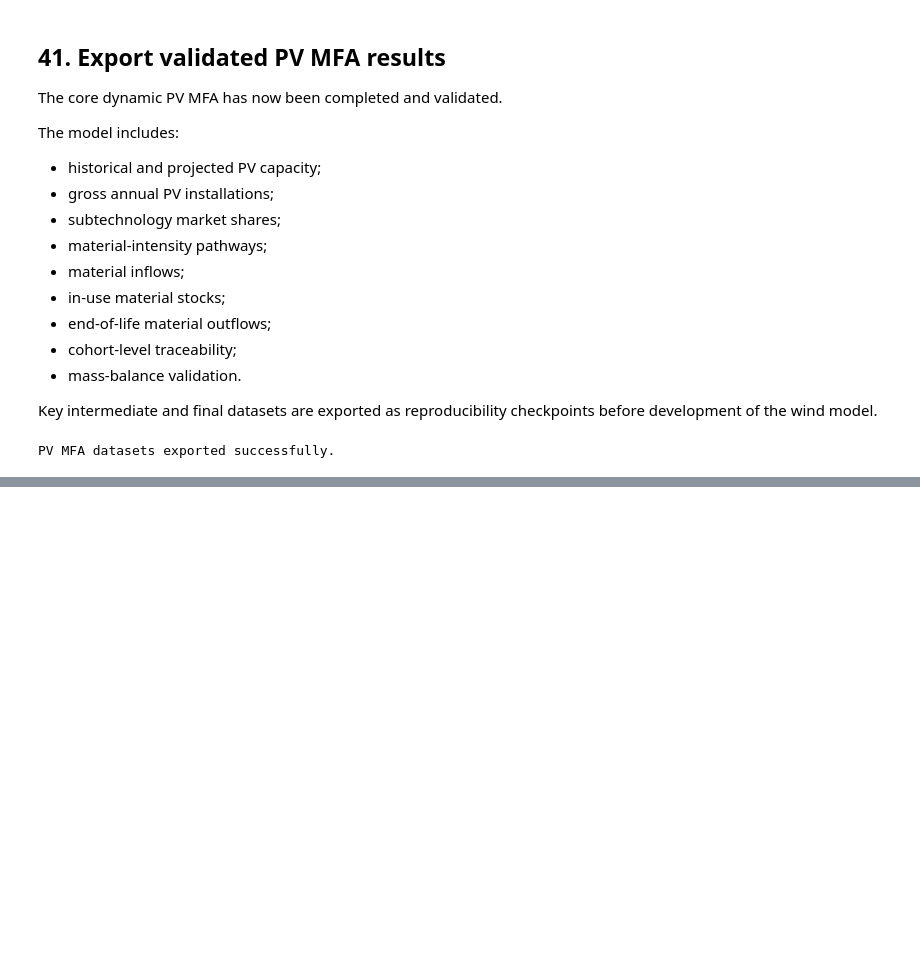
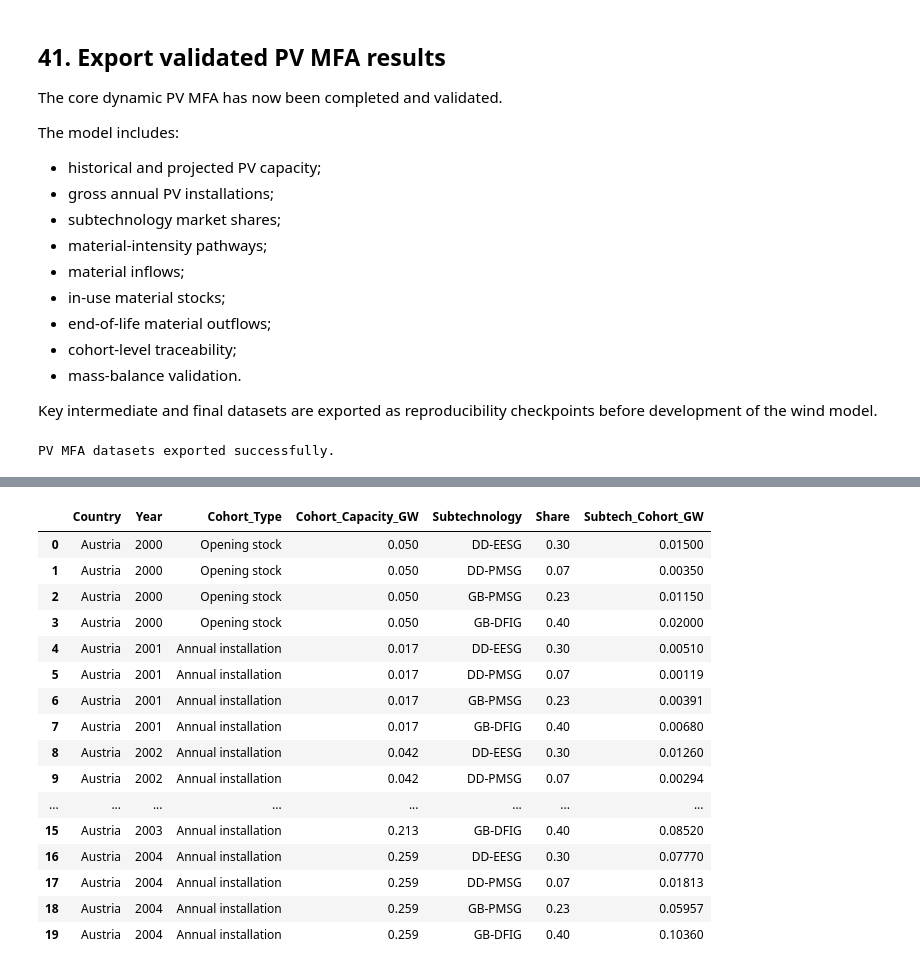
Before and after one commit to Trickwillfrit/MFA, a Jupyter notebook: notebooks/ENV501_Austria_Croatia_MFA.ipynb, the cells around one changed output, grey strips where cells are left out. Cells and saved outputs as stored; diff of their text form; code cells hidden in the pictures; blank space fills up the shorter version.

```diff
--- a/notebooks/ENV501_Austria_Croatia_MFA.ipynb
+++ b/notebooks/ENV501_Austria_Croatia_MFA.ipynb
@@ -4148,0 +4195,19 @@ PV MFA datasets exported successfully.
+# %%
+wind_share_anchors = pd.DataFrame([
+    [2018, "DD-EESG", 0.30],
+    [2018, "DD-PMSG", 0.07],
+    [2018, "GB-PMSG", 0.23],
+    [2018, "GB-DFIG", 0.40],
+
+    [2050, "DD-EESG", 0.25],
+    [2050, "DD-PMSG", 0.25],
+    [2050, "GB-PMSG", 0.40],
+    [2050, "GB-DFIG", 0.10]
+],
+columns=[
+    "Year",
+    "Subtechnology",
+    "Share"
+])
+
+display(wind_share_anchors)
@@ -4148,0 +4786,71 @@ PV MFA datasets exported successfully.
+# %%
+wind_capacity_cohorts = wind_dynamic_capacity[
+    [
+        "Country",
+        "Year",
+        "Opening_Stock_GW",
+        "Gross_Addition_GW"
+    ]
+].copy()
+
+# Identify opening stock versus annual installation cohorts
+wind_capacity_cohorts["Cohort_Type"] = np.where(
+    wind_capacity_cohorts["Opening_Stock_GW"] > 0,
+    "Opening stock",
+    "Annual installation"
+)
+
+# Define capacity entering each cohort
+wind_capacity_cohorts["Cohort_Capacity_GW"] = np.where(
+    wind_capacity_cohorts["Opening_Stock_GW"] > 0,
+    wind_capacity_cohorts["Opening_Stock_GW"],
+    wind_capacity_cohorts["Gross_Addition_GW"]
+)
+
+# Merge wind subtechnology shares
+wind_capacity_cohorts_subtech = (
+    wind_capacity_cohorts
+    .merge(
+        wind_shares,
+        on="Year",
+        how="left"
+    )
+)
+
+# Allocate each cohort across wind subtechnologies
+wind_capacity_cohorts_subtech["Subtech_Cohort_GW"] = (
+    wind_capacity_cohorts_subtech["Cohort_Capacity_GW"]
+    * wind_capacity_cohorts_subtech["Share"]
+)
+
+display(
+    wind_capacity_cohorts_subtech[
+        [
+            "Country",
+            "Year",
+            "Cohort_Type",
+            "Cohort_Capacity_GW",
+            "Subtechnology",
+            "Share",
+            "Subtech_Cohort_GW"
+        ]
+    ].head(20)
+)
+# %% [output]
+|  | Country | Year | Cohort_Type | Cohort_Capacity_GW | Subtechnology | Share | Subtech_Cohort_GW |
+| 0 | Austria | 2000 | Opening stock | 0.050 | DD-EESG | 0.30 | 0.01500 |
+| 1 | Austria | 2000 | Opening stock | 0.050 | DD-PMSG | 0.07 | 0.00350 |
+| 2 | Austria | 2000 | Opening stock | 0.050 | GB-PMSG | 0.23 | 0.01150 |
+| 3 | Austria | 2000 | Opening stock | 0.050 | GB-DFIG | 0.40 | 0.02000 |
+| 4 | Austria | 2001 | Annual installation | 0.017 | DD-EESG | 0.30 | 0.00510 |
+| 5 | Austria | 2001 | Annual installation | 0.017 | DD-PMSG | 0.07 | 0.00119 |
+| 6 | Austria | 2001 | Annual installation | 0.017 | GB-PMSG | 0.23 | 0.00391 |
+| 7 | Austria | 2001 | Annual installation | 0.017 | GB-DFIG | 0.40 | 0.00680 |
+| 8 | Austria | 2002 | Annual installation | 0.042 | DD-EESG | 0.30 | 0.01260 |
+| 9 | Austria | 2002 | Annual installation | 0.042 | DD-PMSG | 0.07 | 0.00294 |
+| ... | ... | ... | ... | ... | ... | ... | ... |
+| 15 | Austria | 2003 | Annual installation | 0.213 | GB-DFIG | 0.40 | 0.08520 |
+| 16 | Austria | 2004 | Annual installation | 0.259 | DD-EESG | 0.30 | 0.07770 |
+| 17 | Austria | 2004 | Annual installation | 0.259 | DD-PMSG | 0.07 | 0.01813 |
+| 18 | Austria | 2004 | Annual installation | 0.259 | GB-PMSG | 0.23 | 0.05957 |
+| 19 | Austria | 2004 | Annual installation | 0.259 | GB-DFIG | 0.40 | 0.10360 |
```
Also changed, not shown: parts of 18 cells of this notebook.
